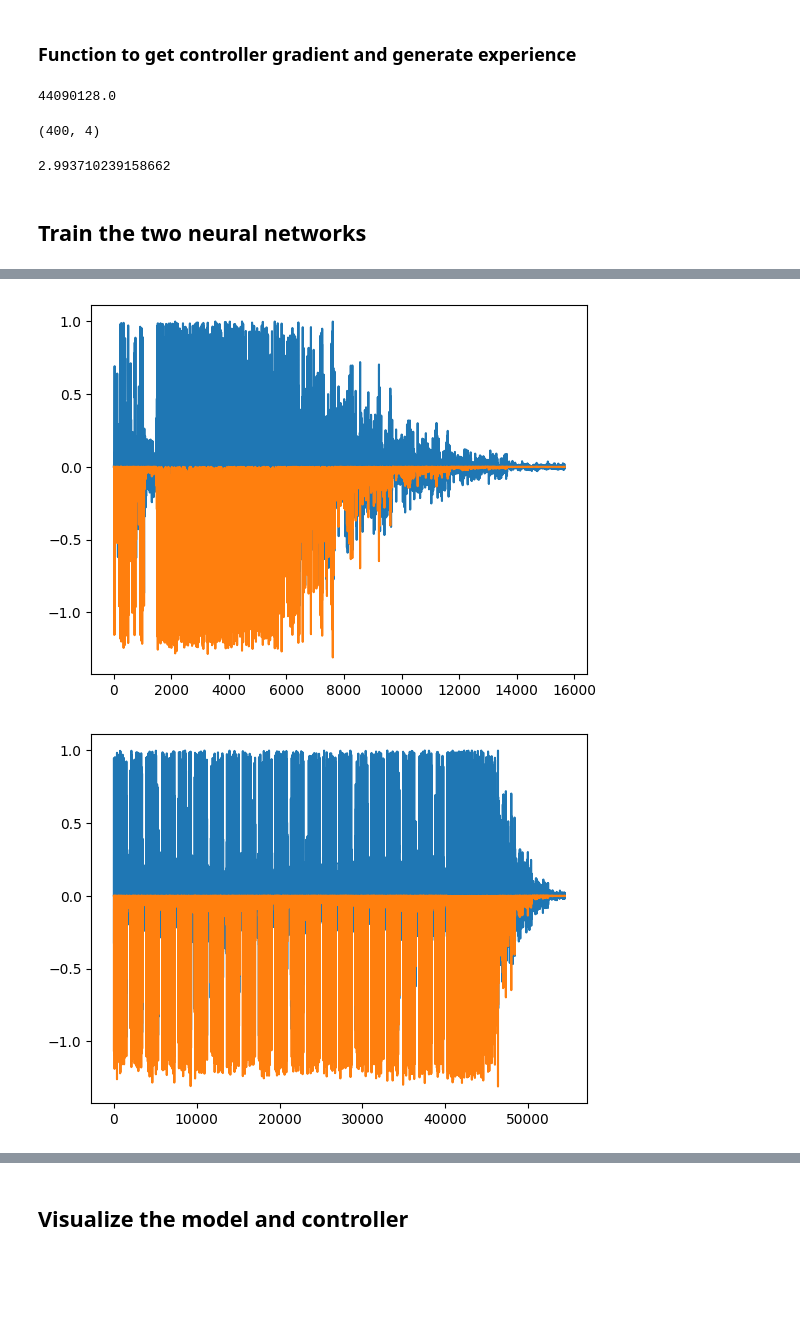
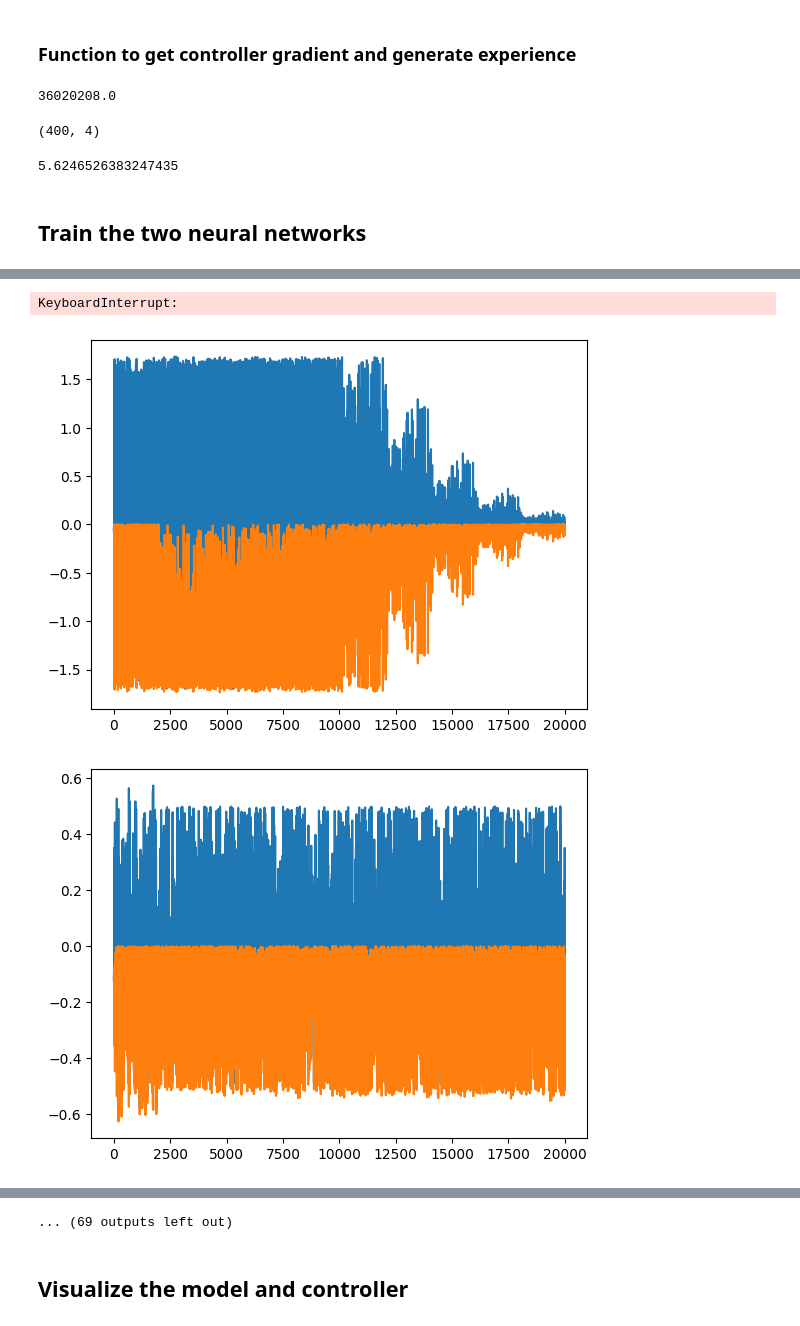
Before and after one commit to junqingqiao/biomujoco_rl, a Jupyter notebook: RL/learn_actor_critic.ipynb, the cells around one changed output, grey strips where cells are left out. Saved outputs shown, nothing was run; the diff lists cells and outputs as text; code cells hidden in the pictures; blank space fills up the shorter version.

Commit message:
added rl done and reset

```diff
--- a/RL/learn_actor_critic.ipynb
+++ b/RL/learn_actor_critic.ipynb
@@ -163,8 +163,8 @@ def nn_step_fn(carry, _):
     state = jp.stack([data.qpos, data.qvel], axis=0).flatten()
     next_state = jp.stack([new_data.qpos, data.qvel], axis=1).flatten()
     action = act
-    reward = -new_data.qpos[1]**2
-    done = jp.abs(data.qpos[1])>1.0
+    reward = -jp.abs(new_data.qpos[1])
+    done = jp.abs(data.qpos[1])>0.5
     experience = exp.experience(state, next_state, action, reward, done)
 
     return new_carry, experience
@@ -177,7 +177,7 @@ def decay_sum_scan(x, decay):
 
 @jax.jit
 def jit_nn_multi_steps(nn_params, model, data, key):
-    repeat_length = 5
+    repeat_length = 10
     init_carry = (nn_params, model, data, key)
     y, experience = jax.lax.scan(nn_step_fn, init_carry, None, length=repeat_length)
     new_data = y[2]
@@ -205,7 +205,7 @@ key = jax.random.key(2024)
 keys = jax.random.split(key, critic_batch_size)
 datas = reset(mjx_model,critic_batch_size)
 
-memory_settings = exp.memory_settings(critic_batch_size*200, 4, 1, 1)
+memory_settings = exp.memory_settings(critic_batch_size*5*10, 4, 1, 1)
 exp_pool = None
 # %% [markdown]
 ### Generate initial experience
@@ -275,25 +275,25 @@ b = jit_g_loss_experience.cost_analysis()[0]['flops']
 print(b)
 # exp_pool = exp.memory.add_exp(memory_settings, exp_pool, exps)
 # %% [output]
-44090128.0
+36020208.0
 # %%
 print(sample_batch.states.shape)
 
 b/a
 # %% [output]
 (400, 4)
-2.993710239158662
+5.6246526383247435
 # %% [markdown]
 ## Train the two neural networks
 # %%
 critic_params, key = critic_nn.init_parameters(key)
-critic_tx = optax.apply_if_finite(optax.adam(learning_rate=5e-5), max_consecutive_errors=20)
+critic_tx = optax.apply_if_finite(optax.adam(learning_rate=10e-5), max_consecutive_errors=20)
 critic_opt_state = critic_tx.init(critic_params)
 jit_critic_tx_update = jax.jit(critic_tx.update)
 
 
 controller_params, key = controller_nn.init_parameters(key)
-controller_tx = optax.apply_if_finite(optax.adam(learning_rate=2e-5), max_consecutive_errors=20)
+controller_tx = optax.apply_if_finite(optax.adam(learning_rate=10e-5), max_consecutive_errors=20)
 controller_opt_state = controller_tx.init(controller_params)
 jit_controller_tx_update = jax.jit(controller_tx.update)
 
@@ -307,7 +307,7 @@ for i in range(10):    # For 2 seconds
     # print(datas.qvel.shape, datas.ten_J.shape)
     exp_pool = exp.memory.add_exp(memory_settings, exp_pool, exps)
 # %%
-
+import exp
 
 key = jax.random.key(241)
 
@@ -329,8 +329,8 @@ for i in range(2000):
 
     # for j in range(3):
     keys = jax.random.split(key,controller_batch_size)
-    states = jp.vstack([exp.memory.sample(exp_pool, int(controller_batch_size/5*4), key).states,
-                        jax.random.normal(key,(int(controller_batch_size/5*1),4))/10])
+    states = jp.vstack([exp.memory.sample(exp_pool, int(controller_batch_size/50*49), key).states,
+                        jax.random.normal(key,(int(controller_batch_size/50*1),4))/10])
     key = jax.random.split(key, 1)[0]
     controller_loss_exps, controller_loss_grad = jit_g_loss_experience(controller_params, critic_params, states, mjx_model, keys)
     controller_loss = controller_loss_exps[0]
@@ -343,16 +343,19 @@ for i in range(2000):
 
     # add exps
     exp_pool = exp.memory.add_exp(memory_settings, exp_pool, exps)
-    # Remove done from exp_pool
-    exp_pool = exp.memory.remove_done(exp_pool)
-
-
 
     if(i%20 == 0):
         plt.figure()
         plt.plot(exp_pool.states.T[1])
         plt.plot(exp_pool.rewards)
 
+    # Remove done from exp_pool
+    exp_pool = exp.memory.remove_done(exp_pool)
+
+
+
+
+
     # if(i%3 ==0):
     #     datas = reset(mjx_model,ciritc_batch_size)
     #     for i in range(5):    # For 2 seconds
@@ -380,2 +399,3 @@ KeyboardInterrupt:
+KeyboardInterrupt:
-[figure, old version]
+[figure, new version]
-[figure, old version]
+[figure, new version]
@@ -385,3 +409,4 @@ KeyboardInterrupt:
+... (69 outputs left out)
 # %%
 datas = reset(mjx_model,controller_batch_size)
 keyss = jax.random.split(key,100)
```
Also changed, not shown: parts of 5 cells of this notebook, 3 other files.
